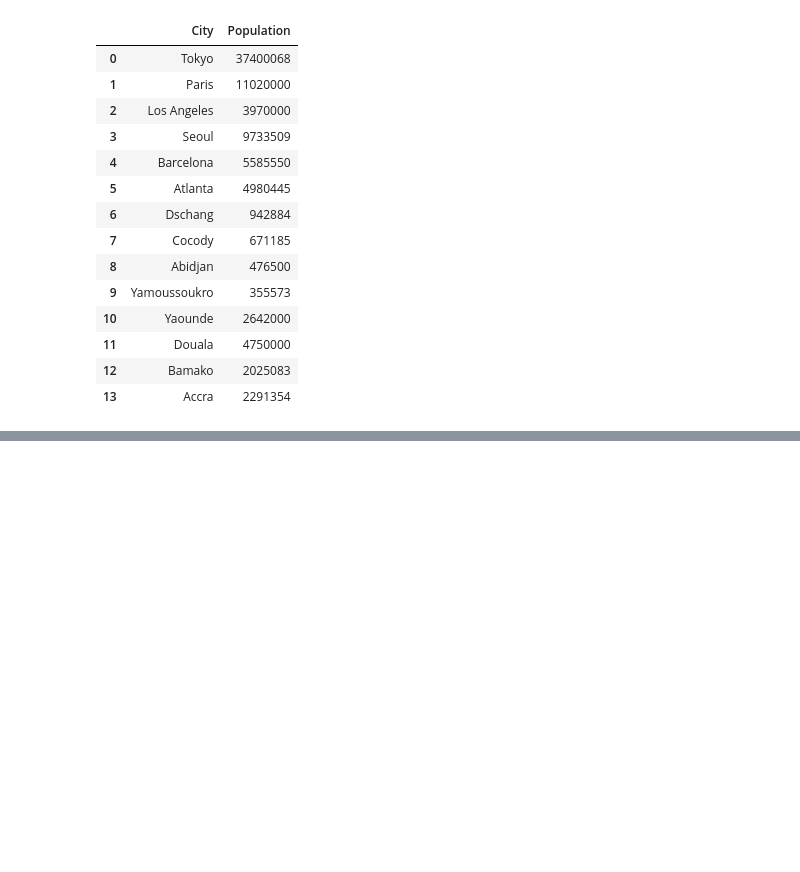
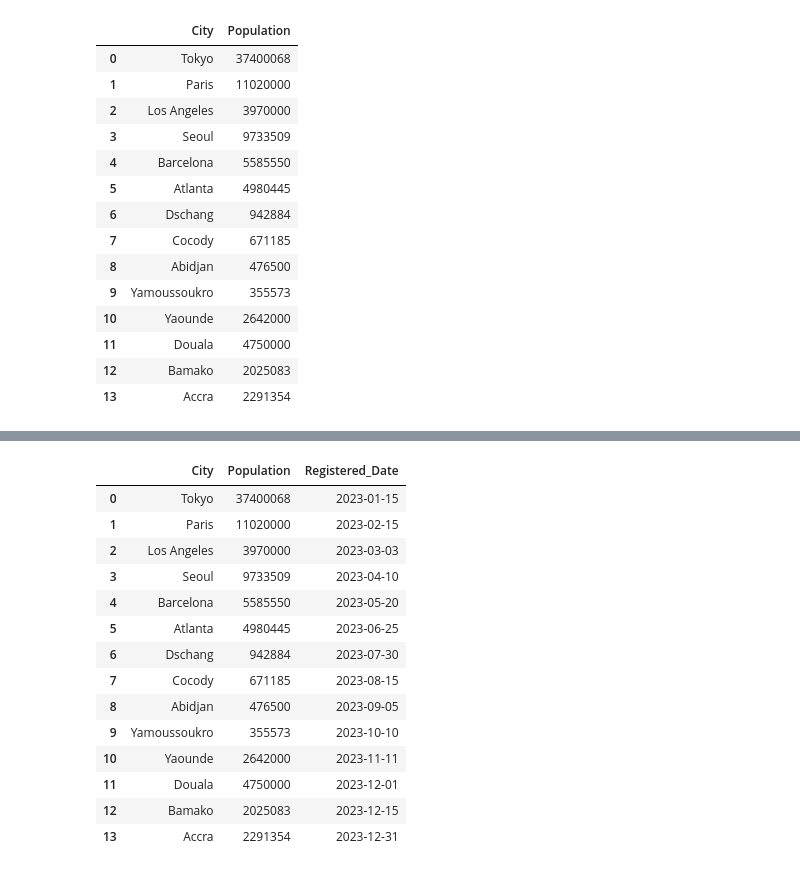
Before and after one commit to Wambaforestin/learning-python, a Jupyter notebook: python_libraries/learning_pandas2.0.ipynb, the cells around one changed output, grey strips where cells are left out. Cells and saved outputs as stored; diff of their text form; code cells hidden in the pictures; blank space fills up the shorter version.

```diff
--- a/python_libraries/learning_pandas2.0.ipynb
+++ b/python_libraries/learning_pandas2.0.ipynb
@@ -989,0 +1097,21 @@ city_df_4
+# %%
+# using the asign method to create a new column 'Country' with default value 'Unknown'
+country_df = country_df.assign(Country="Unknown")
+country_df = country_df.drop(columns=["Country"])
+country_df
+# %% [output]
+|  | City | Population | Registered_Date |
+| 0 | Tokyo | 37400068 | 2023-01-15 |
+| 1 | Paris | 11020000 | 2023-02-15 |
+| 2 | Los Angeles | 3970000 | 2023-03-03 |
+| 3 | Seoul | 9733509 | 2023-04-10 |
+| 4 | Barcelona | 5585550 | 2023-05-20 |
+| 5 | Atlanta | 4980445 | 2023-06-25 |
+| 6 | Dschang | 942884 | 2023-07-30 |
+| 7 | Cocody | 671185 | 2023-08-15 |
+| 8 | Abidjan | 476500 | 2023-09-05 |
+| 9 | Yamoussoukro | 355573 | 2023-10-10 |
+| 10 | Yaounde | 2642000 | 2023-11-11 |
+| 11 | Douala | 4750000 | 2023-12-01 |
+| 12 | Bamako | 2025083 | 2023-12-15 |
+| 13 | Accra | 2291354 | 2023-12-31 |
```
Also changed, not shown: parts of 10 cells of this notebook.
